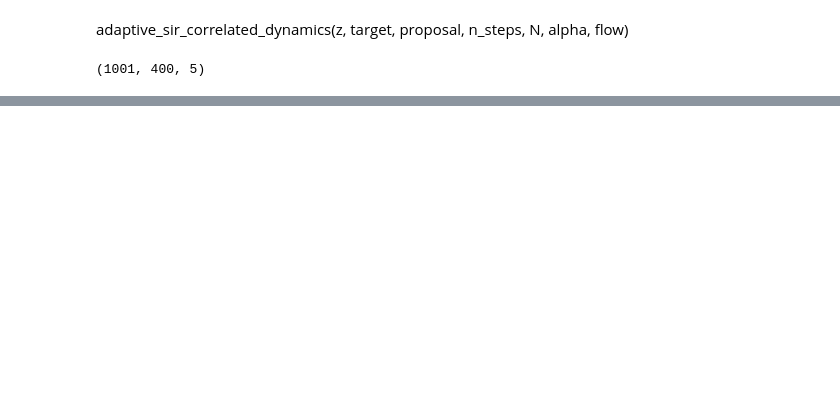
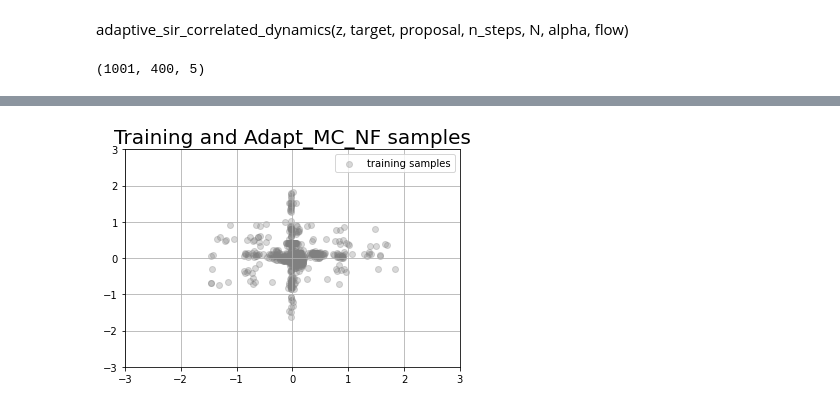
Before and after one commit to premolab/gans_sampling, a Jupyter notebook: notebooks/adaptive_mc.ipynb, the cells around one changed output, grey strips where cells are left out. Saved outputs shown, nothing was run; the diff lists cells and outputs as text; code cells hidden in the pictures; blank space fills up the shorter version.

Commit message:
add ex2_mcmc with mala transition and correlations

```diff
--- a/notebooks/adaptive_mc.ipynb
+++ b/notebooks/adaptive_mc.ipynb
@@ -244,0 +257,28 @@ plt.grid(True)
+# %%
+zl = ex2_mcmc_mala(zl[-1], true_target, proposal, 100, N,
+                        grad_step=grad_step, noise_scale=noise_scale,
+                        corr_coef=corr_coef, bernoulli_prob_corr=bernoulli_prob_corr, flow=flow)
+# %%
+array = []
+for s in zl:
+    s=s.detach().numpy()
+    array.append(s)
+np.array(array).shape
+
+X_train = np.array(array).reshape(-1,2)
+
+plt.figure()
+plt.xlim(-3., 3.)
+plt.ylim(-3., 3.)
+plt.title(f"Training and Adapt_MC_NF samples", fontsize=20)
+plt.scatter(X_train[-5000:,:1], X_train[-5000:,1], alpha=0.3, color='gray',
+            marker='o', label = 'training samples')
+label = 'Adapt_MC_NF samples'
+
+#plt.scatter(fake[:,:1], fake[:,1:], alpha=0.3, color='blue',
+#            marker='o', label = label)
+plt.legend()
+plt.grid(True)
+plt.show()
+# %% [output]
+[figure, added]
```
Also changed, not shown: parts of 6 cells of this notebook, 2 other files.
